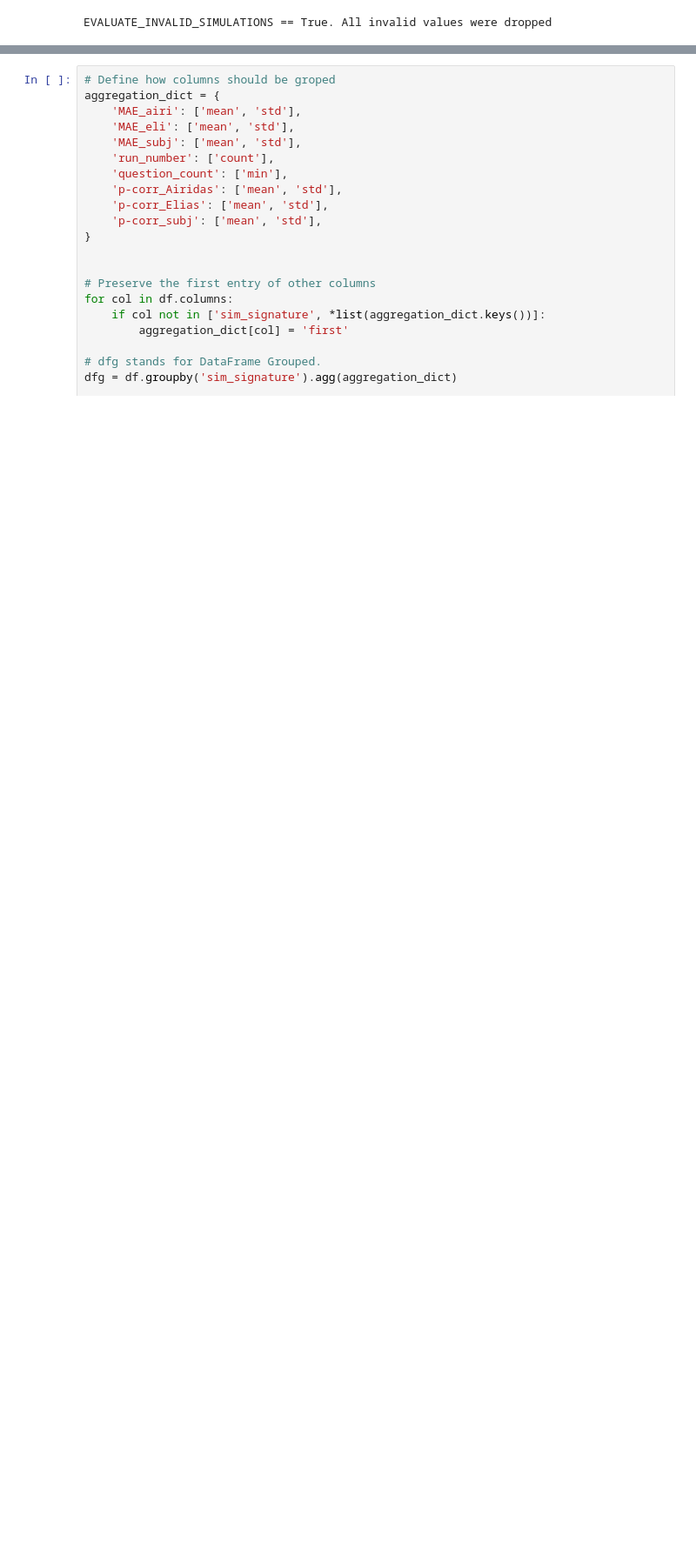
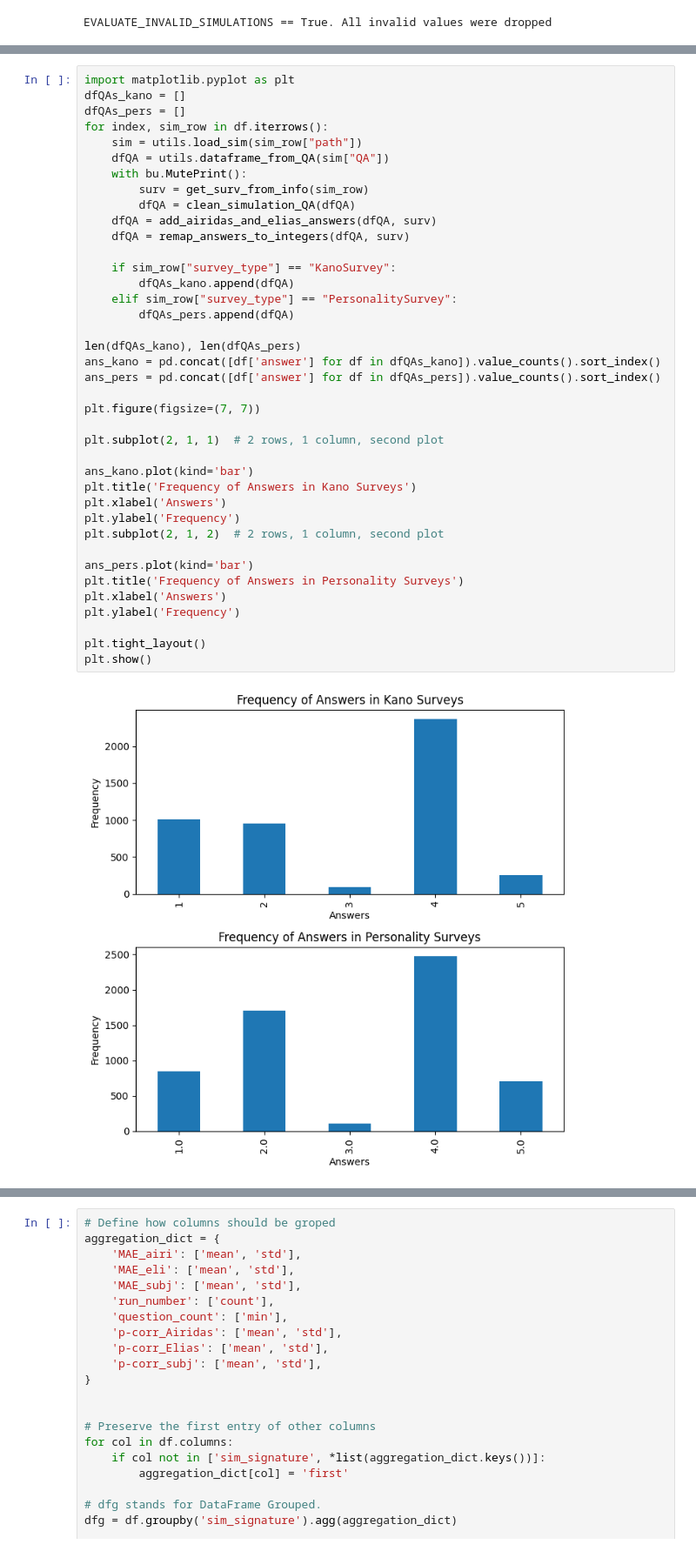
Before and after one commit to Brikas/Thesis, a Jupyter notebook: airi_analysis.ipynb, the cells around one changed output, grey strips where cells are left out. Shown at 87% size. Saved outputs shown, nothing was run; the diff lists cells and outputs as text; blank space fills up the shorter version.

```diff
--- a/airi_analysis.ipynb
+++ b/airi_analysis.ipynb
@@ -393,0 +389,41 @@ EVALUATE_INVALID_SIMULATIONS == True. All invalid values were dropped
+# %%
+import matplotlib.pyplot as plt
+dfQAs_kano = []
+dfQAs_pers = []
+for index, sim_row in df.iterrows():
+    sim = utils.load_sim(sim_row["path"])
+    dfQA = utils.dataframe_from_QA(sim["QA"])
+    with bu.MutePrint():
+        surv = get_surv_from_info(sim_row)
+        dfQA = clean_simulation_QA(dfQA)
+    dfQA = add_airidas_and_elias_answers(dfQA, surv)
+    dfQA = remap_answers_to_integers(dfQA, surv)
+
+    if sim_row["survey_type"] == "KanoSurvey":
+        dfQAs_kano.append(dfQA)
+    elif sim_row["survey_type"] == "PersonalitySurvey":
+        dfQAs_pers.append(dfQA)
+
+len(dfQAs_kano), len(dfQAs_pers)
+ans_kano = pd.concat([df['answer'] for df in dfQAs_kano]).value_counts().sort_index()
+ans_pers = pd.concat([df['answer'] for df in dfQAs_pers]).value_counts().sort_index()
+
+plt.figure(figsize=(7, 7))
+
+plt.subplot(2, 1, 1)  # 2 rows, 1 column, second plot
+
+ans_kano.plot(kind='bar')
+plt.title('Frequency of Answers in Kano Surveys')
+plt.xlabel('Answers')
+plt.ylabel('Frequency')
+plt.subplot(2, 1, 2)  # 2 rows, 1 column, second plot
+
+ans_pers.plot(kind='bar')
+plt.title('Frequency of Answers in Personality Surveys')
+plt.xlabel('Answers')
+plt.ylabel('Frequency')
+
+plt.tight_layout()
+plt.show()
+# %% [output]
+[figure, added]
```
Also changed, not shown: parts of 19 cells of this notebook.
